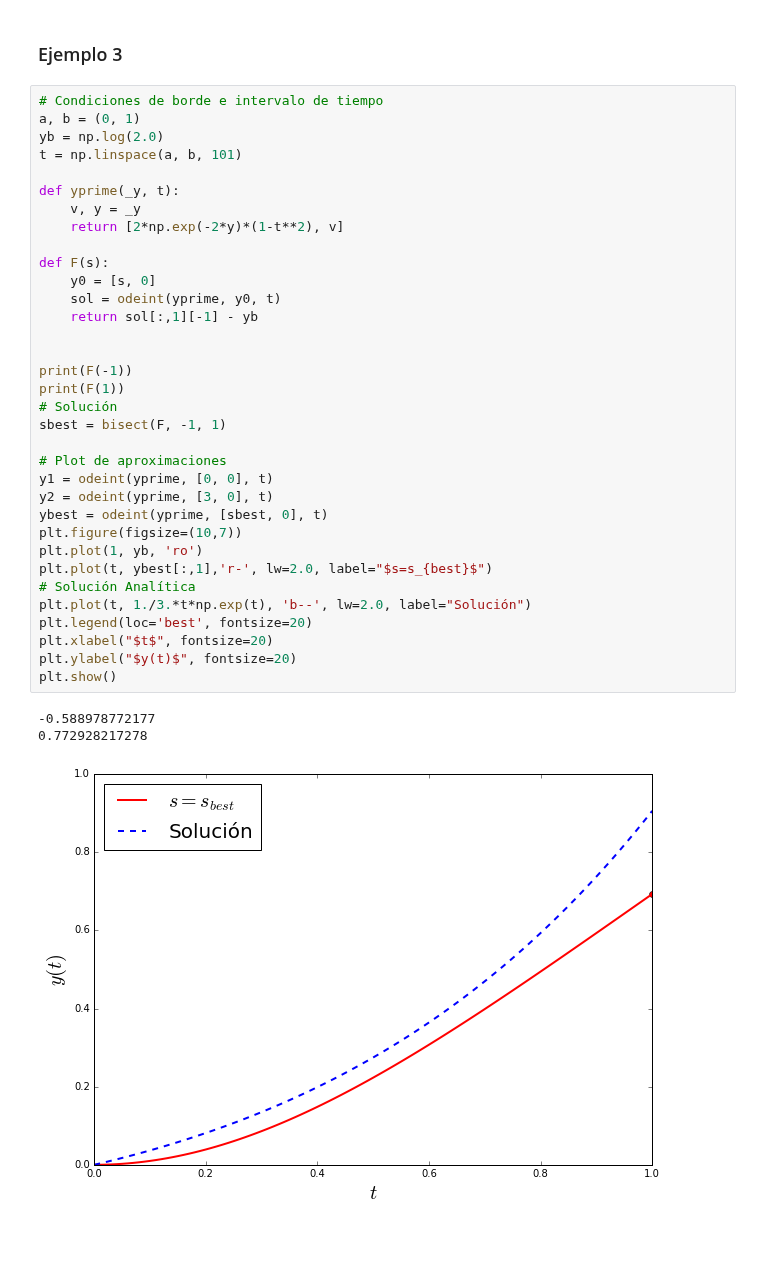
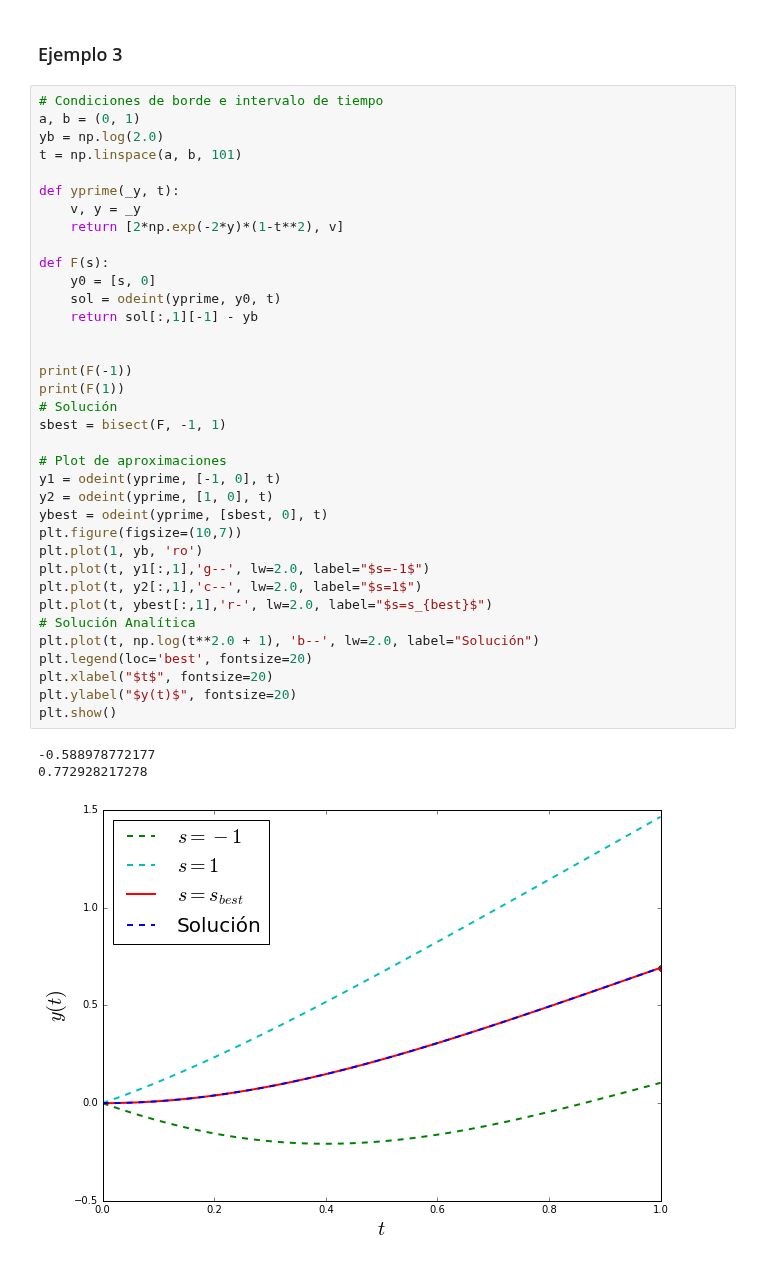
Before and after one commit to asazo/CC2, a Jupyter notebook: bvp.ipynb, the cells around one changed output. Cells and saved outputs as stored; diff of their text form.

```diff
--- a/bvp.ipynb
+++ b/bvp.ipynb
@@ -222,34 +222,36 @@ yb = np.log(2.0)
 t = np.linspace(a, b, 101)
 
 def yprime(_y, t):
     v, y = _y
     return [2*np.exp(-2*y)*(1-t**2), v]
 
 def F(s):
     y0 = [s, 0]
     sol = odeint(yprime, y0, t)
     return sol[:,1][-1] - yb
 
 
 print(F(-1))
 print(F(1))
 # Solución
 sbest = bisect(F, -1, 1)
 
 # Plot de aproximaciones
-y1 = odeint(yprime, [0, 0], t)
-y2 = odeint(yprime, [3, 0], t)
+y1 = odeint(yprime, [-1, 0], t)
+y2 = odeint(yprime, [1, 0], t)
 ybest = odeint(yprime, [sbest, 0], t)
 plt.figure(figsize=(10,7))
 plt.plot(1, yb, 'ro')
+plt.plot(t, y1[:,1],'g--', lw=2.0, label="$s=-1$")
+plt.plot(t, y2[:,1],'c--', lw=2.0, label="$s=1$")
 plt.plot(t, ybest[:,1],'r-', lw=2.0, label="$s=s_{best}$")
 # Solución Analítica
-plt.plot(t, 1./3.*t*np.exp(t), 'b--', lw=2.0, label="Solución")
+plt.plot(t, np.log(t**2.0 + 1), 'b--', lw=2.0, label="Solución")
 plt.legend(loc='best', fontsize=20)
 plt.xlabel("$t$", fontsize=20)
 plt.ylabel("$y(t)$", fontsize=20)
 plt.show()
 # %% [output]
 -0.588978772177
 0.772928217278
-[figure, old version]
+[figure, new version]
```
